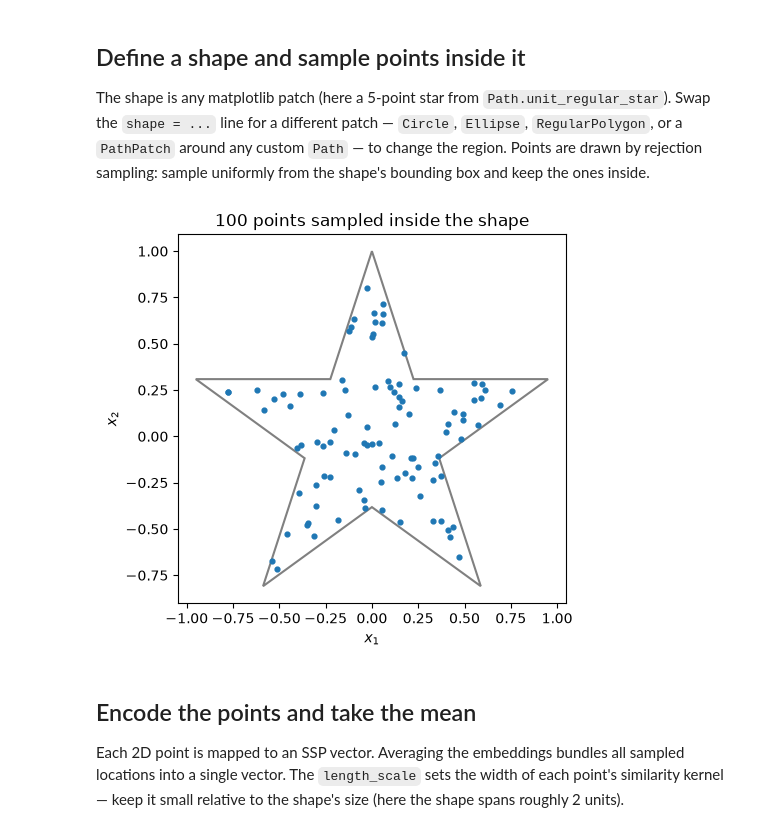
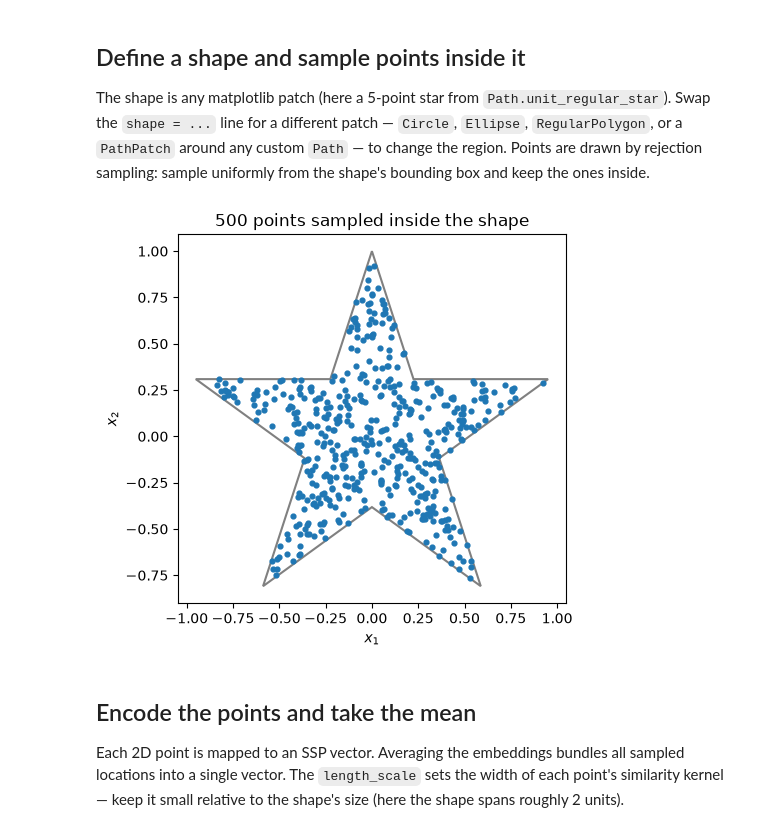
Before and after one commit to neuromorphs/MultiScaleSSPs, a Jupyter notebook: examples/star_ssp_mean.ipynb, the cells around one changed output. Cells and saved outputs as stored; diff of their text form; code cells hidden in the pictures.

```diff
--- a/examples/star_ssp_mean.ipynb
+++ b/examples/star_ssp_mean.ipynb
@@ -24,31 +24,31 @@ uniformly from the shape's bounding box and keep the ones inside.
 # %%
 # The shape: any matplotlib patch works -- swap in one of the alternatives below
 shape = PathPatch(Path.unit_regular_star(5, innerCircle=0.382))
 # shape = Circle((0, 0), radius=1)
 # shape = Ellipse((0, 0), width=2, height=1)
 # shape = RegularPolygon((0, 0), numVertices=6, radius=1)
 
 # The patch's path in data coordinates, and its bounding box
 shape_path = shape.get_path().transformed(shape.get_transform())
 (x0, y0), (x1, y1) = shape_path.get_extents().get_points()
 
-n_datapts = 100
+n_datapts = 500
 points = np.empty((0, 2))
 while len(points) < n_datapts:
     cand = rng.uniform([x0, y0], [x1, y1], size=(4 * n_datapts, 2))
     points = np.vstack([points, cand[shape_path.contains_points(cand)]])
 points = points[:n_datapts]
 
 fig, ax = plt.subplots(figsize=(5, 5))
 ax.add_patch(PathPatch(shape_path, facecolor="none", edgecolor="gray", lw=1.5))
 ax.scatter(points[:, 0], points[:, 1], s=12, color="tab:blue")
 ax.set_aspect("equal")
 ax.set_xlabel("$x_1$")
 ax.set_ylabel("$x_2$")
 ax.set_title(f"{n_datapts} points sampled inside the shape")
 plt.show()
 # %% [output]
-[figure, old version]
+[figure, new version]
 # %% [markdown]
 ## Encode the points and take the mean
 
```
Also changed, not shown: parts of 17 cells of this notebook, 3 other files.
